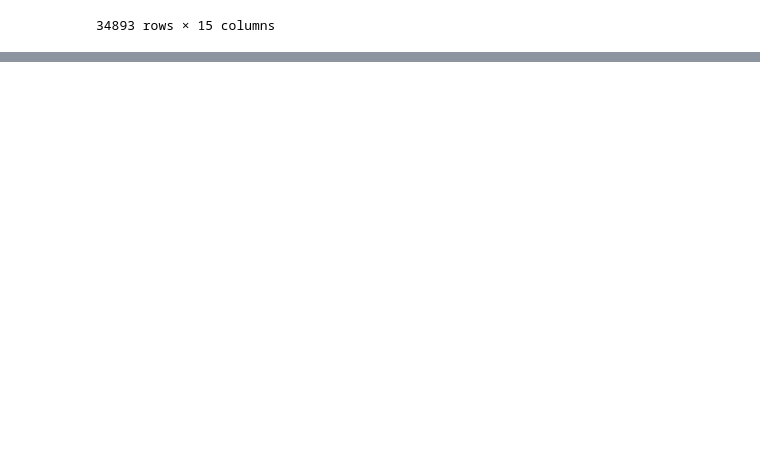
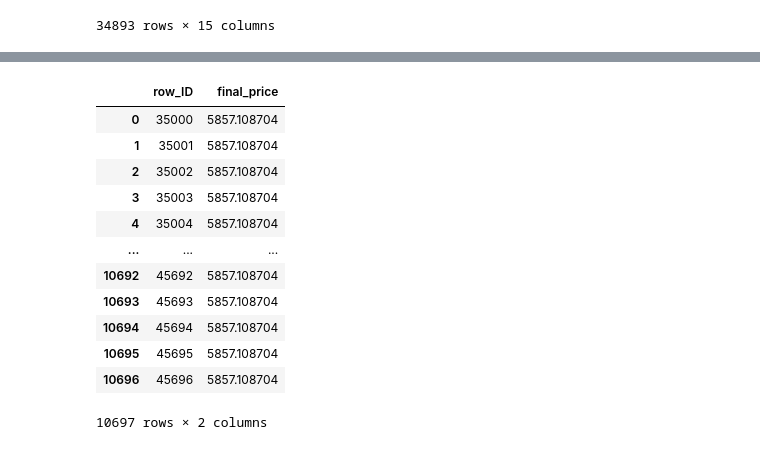
Before and after one commit to Licharg/SkillFactory, a Jupyter notebook: Tasks/Task_06/Task_06_Predict_Car_Price.ipynb, the cells around one changed output, grey strips where cells are left out. Drawn from its saved outputs; the diff is of its cells as text; code cells hidden in the pictures; blank space fills up the shorter version.

```diff
--- a/Tasks/Task_06/Task_06_Predict_Car_Price.ipynb
+++ b/Tasks/Task_06/Task_06_Predict_Car_Price.ipynb
@@ -141,7 +126,7 @@ test_data.head()
 | 4 | 35004 | TOYOTA | RAV 4 | Jeep | 1800 | 2002 | ... |
 # %%
 # Проверим первые пять записей dataset sample_submission
-submission = pd.read_csv(INPUT_DIR + 'sample_submission.csv')
+submission = pd.read_csv('E:\IDE\SF\SkillFactory\Tasks\Task_06\data\sample_submission.csv')
 print(submission.shape)
 submission.head()
 # %% [output]
@@ -394,8 +375,22 @@ df_03.info()
 # Сохраняем очищенный тренировочный датасет
 train_data = df_03
 # %%
-submission['final_price'] = train['final_price'].mean()
-submission.head()
+submission['final_price'] = train_data['final_price'].mean()
+submission
+# %% [output]
+|  | row_ID | final_price |
+| 0 | 35000 | 5857.108704 |
+| 1 | 35001 | 5857.108704 |
+| 2 | 35002 | 5857.108704 |
+| 3 | 35003 | 5857.108704 |
+| 4 | 35004 | 5857.108704 |
+| ... | ... | ... |
+| 10692 | 45692 | 5857.108704 |
+| 10693 | 45693 | 5857.108704 |
+| 10694 | 45694 | 5857.108704 |
+| 10695 | 45695 | 5857.108704 |
+| 10696 | 45696 | 5857.108704 |
+10697 rows × 2 columns
 # %%
 # Проверим недостающие значения, если таковые имеется
 submission.isnull().sum()
```
Also changed, not shown: parts of 24 cells of this notebook, 1 other file.
